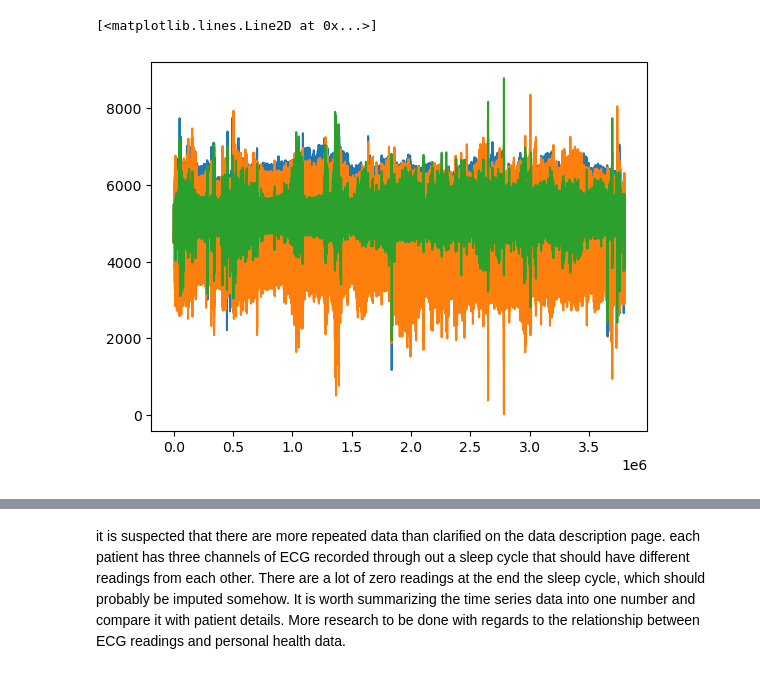
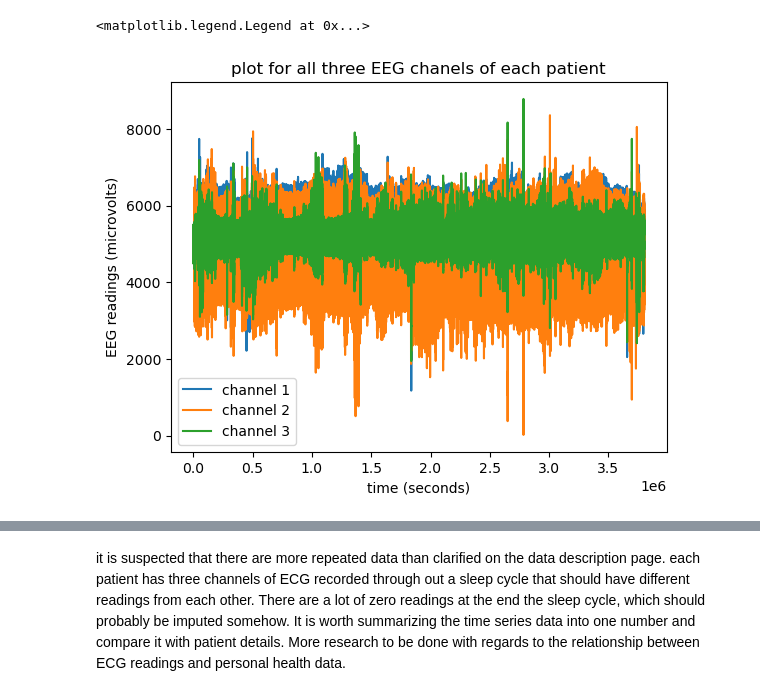
Before and after one commit to sophiatong/DataMining_Final_Sleep, a Jupyter notebook: lifecard.ipynb, the cells around one changed output, grey strips where cells are left out. Drawn from its saved outputs; the diff is of its cells as text; code cells hidden in the pictures.

```diff
--- a/lifecard.ipynb
+++ b/lifecard.ipynb
@@ -10,3 +50,5 @@ import wfdb
 # %%
-lifecard3 = mne.io.read_raw_edf("files/ucddb003_lifecard.edf")
+lifecard7 = mne.io.read_raw_edf("files/ucddb007_lifecard.edf")
+df7 = lifecard7.to_data_frame()
+df7
 # %% [output]
@@ -158,7 +72,11 @@ Creating raw.info structure...
 # %%
-plt.plot(df['chan 1'], label='chan 1')
-plt.plot(df['chan 2'], label='chan 2')
-plt.plot(df['chan 3'], label='chan 3')
+plt.plot(df7['chan 1'], label='channel 1')
+plt.plot(df7['chan 2'], label='channel 2')
+plt.plot(df7['chan 3'], label='channel 3')
+plt.title("plot for all three EEG chanels of each patient")
+plt.xlabel("time (seconds)")
+plt.ylabel("EEG readings (microvolts)")
+plt.legend()
 # %% [output]
-[<matplotlib.lines.Line2D at 0x...>]
+<matplotlib.legend.Legend at 0x...>
-[figure, old version]
+[figure, new version]
```
Also changed, not shown: parts of 41 cells of this notebook.
